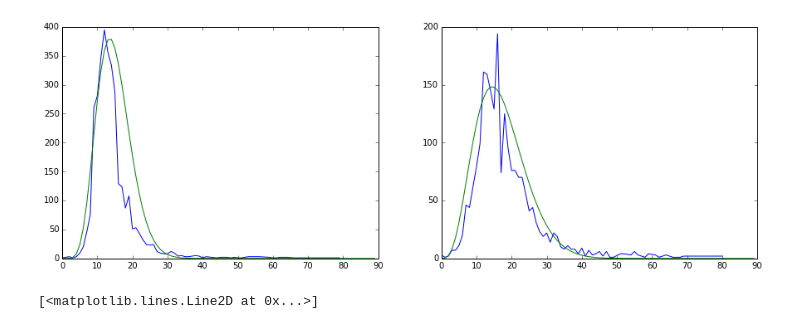
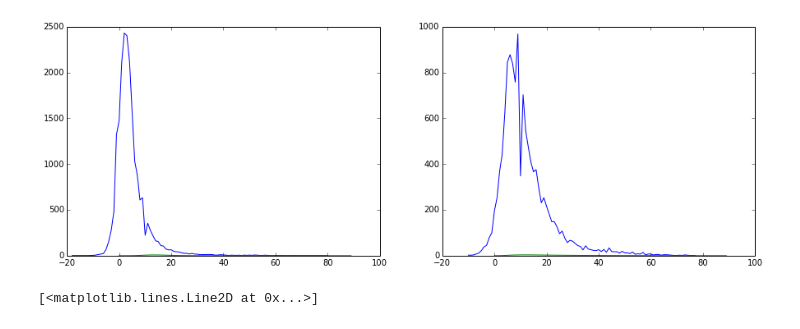
Before and after one commit to bwgroff/fantasyMC, a Jupyter notebook: PlayDistributions.ipynb, the cells around one changed output. Cells and saved outputs as stored; diff of their text form; code cells hidden in the pictures.

Commit message:
play distributions exploration

```diff
--- a/PlayDistributions.ipynb
+++ b/PlayDistributions.ipynb
@@ -27,3 +10,20 @@ import matplotlib.pyplot as plt
 %matplotlib inline
 
 db = nfldb.connect()
+# %%
+from pymc import beta_like, gamma_like, lognormal_like
+
+def show_beta(alpha, beta):
+    x = np.linspace(0,1,100)
+    y = np.exp([float(beta_like(xi, alpha,beta)) for xi in x])
+    plt.plot(y)
+
+def show_gamma(alpha, beta):
+    x = np.linspace(0,1,100)
+    y = np.exp([float(gamma_like(xi, alpha,beta)) for xi in x])
+    plt.plot(y)
+
+def show_ln(mu, tau):
+    x = np.linspace(0,1,100)
+    y = np.exp([float(lognormal_like(xi, mu, tau)) for xi in x])
+    plt.plot(y)
@@ -55,13 +48,36 @@ passpairs.sort(key=lambda x:x[0])
+# %%
+def get_play_hist(starting_yardline_set, down, turnovers,
+                  touchdown, safety, run=True, incomplete=False,
+                  normalize=False, db=db):
+    all_plays = []
+    for yl in starting_yardline_set:
+        plays = get_plays(yl, down, turnovers, touchdown, safety, run, incomplete, db)
+        all_plays += plays
+    if run:
+        position_dist = Counter([x.rushing_yds for x in all_plays])
+    else:
+        position_dist = Counter([x.passing_yds for x in all_plays])
+    position_pairs = position_dist.items()
+    position_pairs.sort(key=lambda x:x[0])
+    if normalize:
+        num_plays = len(all_plays)
+        normalized_pairs = [(x[0],x[1] / float(num_plays)) for x in position_pairs]
+        return normalized_pairs
+    else:
+        return position_pairs
+# %%
+runpairs = get_play_hist(range(-35,0), 1, False, False, False, True, False)
+passpairs = get_play_hist(range(-35,0), 1, False, False, False, False, False)
 # %%
 plt.figure(1, figsize=(15,5))
 plt.subplot(1,2,1)
 plt.plot(*np.transpose(runpairs))
-show_beta(8, 40, 50)
+show_beta(8, 40)
 plt.subplot(1,2,2)
 plt.plot(*np.transpose(passpairs))
-show_beta(4.5, 19, 29)
+show_ln(-1.52, 2)
 # %% [output]
-[figure, old version]
+[figure, new version]
 # %%
 manyrunplays = []
 for i in range(-35,-15):
```
Also changed, not shown: parts of 8 cells of this notebook.
